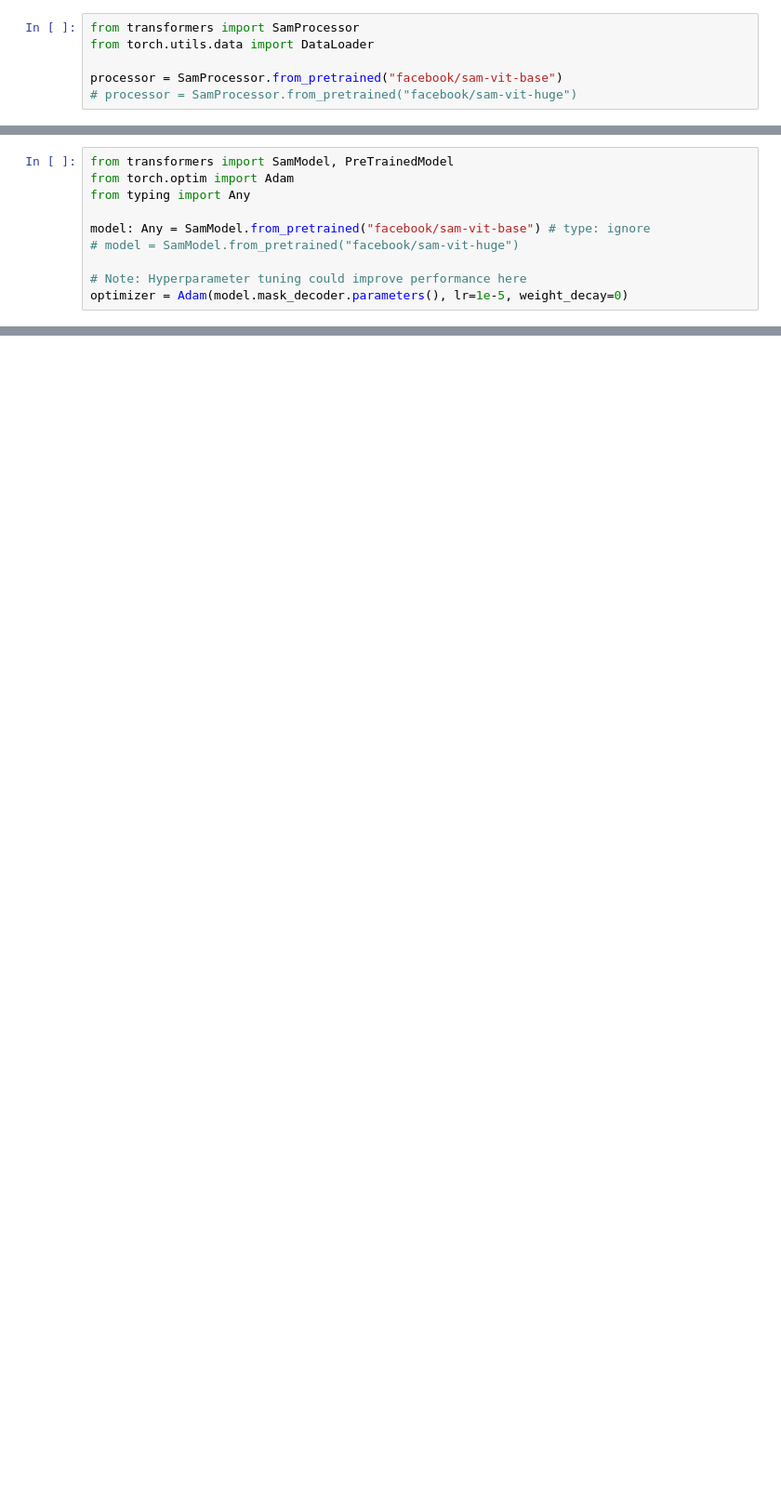
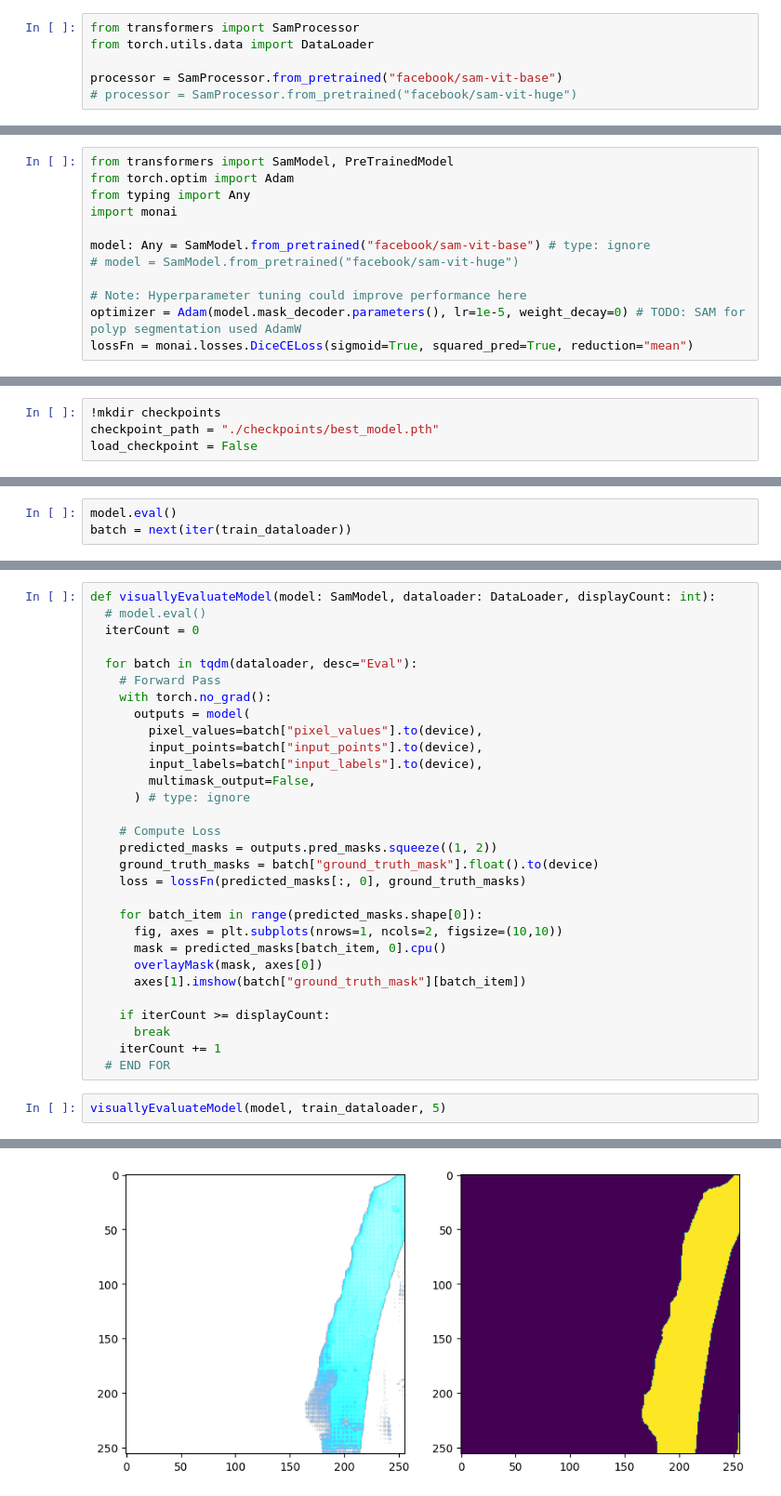
Before and after one commit to StefanTodoran/elwha-segmentation, a Jupyter notebook: book/chapters/masking.ipynb, the cells around one changed output, grey strips where cells are left out. Shown at 93% size. Drawn from its saved outputs; the diff is of its cells as text; blank space fills up the shorter version.

```diff
--- a/book/chapters/masking.ipynb
+++ b/book/chapters/masking.ipynb
@@ -226,10 +234,12 @@ ground_truth_mask torch.Size([10, 1024, 1024])
 from transformers import SamModel, PreTrainedModel
 from torch.optim import Adam
 from typing import Any
+import monai
 
 model: Any = SamModel.from_pretrained("facebook/sam-vit-base") # type: ignore
 # model = SamModel.from_pretrained("facebook/sam-vit-huge")
 
 # Note: Hyperparameter tuning could improve performance here
-optimizer = Adam(model.mask_decoder.parameters(), lr=1e-5, weight_decay=0)
+optimizer = Adam(model.mask_decoder.parameters(), lr=1e-5, weight_decay=0) # TODO: SAM for polyp segmentation used AdamW
+lossFn = monai.losses.DiceCELoss(sigmoid=True, squared_pred=True, reduction="mean")
 # %%
@@ -246,0 +249,4 @@ def diceLoss(pred,target):
+# %%
+!mkdir checkpoints
+checkpoint_path = "./checkpoints/best_model.pth"
+load_checkpoint = False
@@ -295 +323,4 @@ for epoch in range(num_epochs):
   print(f"Mean loss: {mean(epoch_losses)}")
+# %%
+model.eval()
+batch = next(iter(train_dataloader))
@@ -295,0 +350,33 @@ for epoch in range(num_epochs):
+# %%
+def visuallyEvaluateModel(model: SamModel, dataloader: DataLoader, displayCount: int):
+  # model.eval()
+  iterCount = 0
+
+  for batch in tqdm(dataloader, desc="Eval"):
+    # Forward Pass
+    with torch.no_grad():
+      outputs = model(
+        pixel_values=batch["pixel_values"].to(device),
+        input_points=batch["input_points"].to(device),
+        input_labels=batch["input_labels"].to(device),
+        multimask_output=False,
+      ) # type: ignore
+
+    # Compute Loss
+    predicted_masks = outputs.pred_masks.squeeze((1, 2))
+    ground_truth_masks = batch["ground_truth_mask"].float().to(device)
+    loss = lossFn(predicted_masks[:, 0], ground_truth_masks)
+
+    for batch_item in range(predicted_masks.shape[0]):
+      fig, axes = plt.subplots(nrows=1, ncols=2, figsize=(10,10))
+      mask = predicted_masks[batch_item, 0].cpu()
+      overlayMask(mask, axes[0])
+      axes[1].imshow(batch["ground_truth_mask"][batch_item])
+
+    if iterCount >= displayCount:
+      break
+    iterCount += 1
+  # END FOR
+# %%
+visuallyEvaluateModel(model, train_dataloader, 5)
+# %% [output]
@@ -295,0 +389 @@ for epoch in range(num_epochs):
+[figure, added]
```
Also changed, not shown: parts of 21 cells of this notebook, 4 other files.
